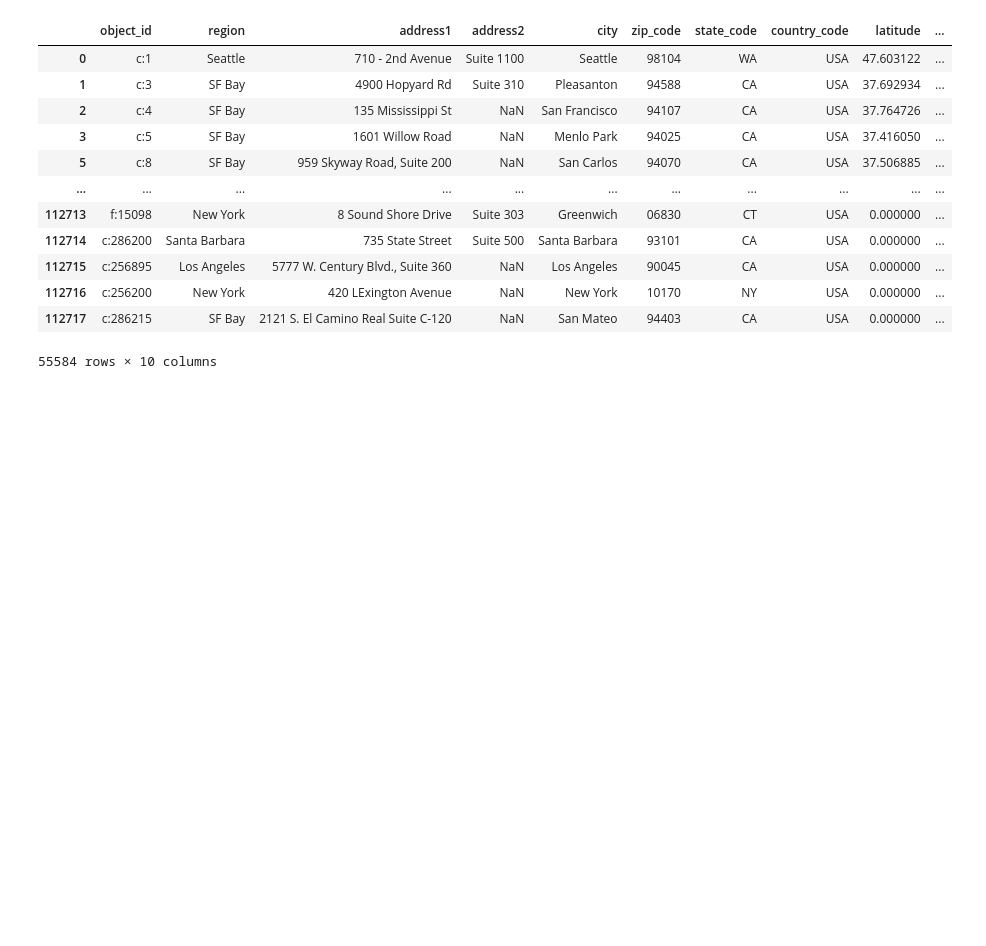
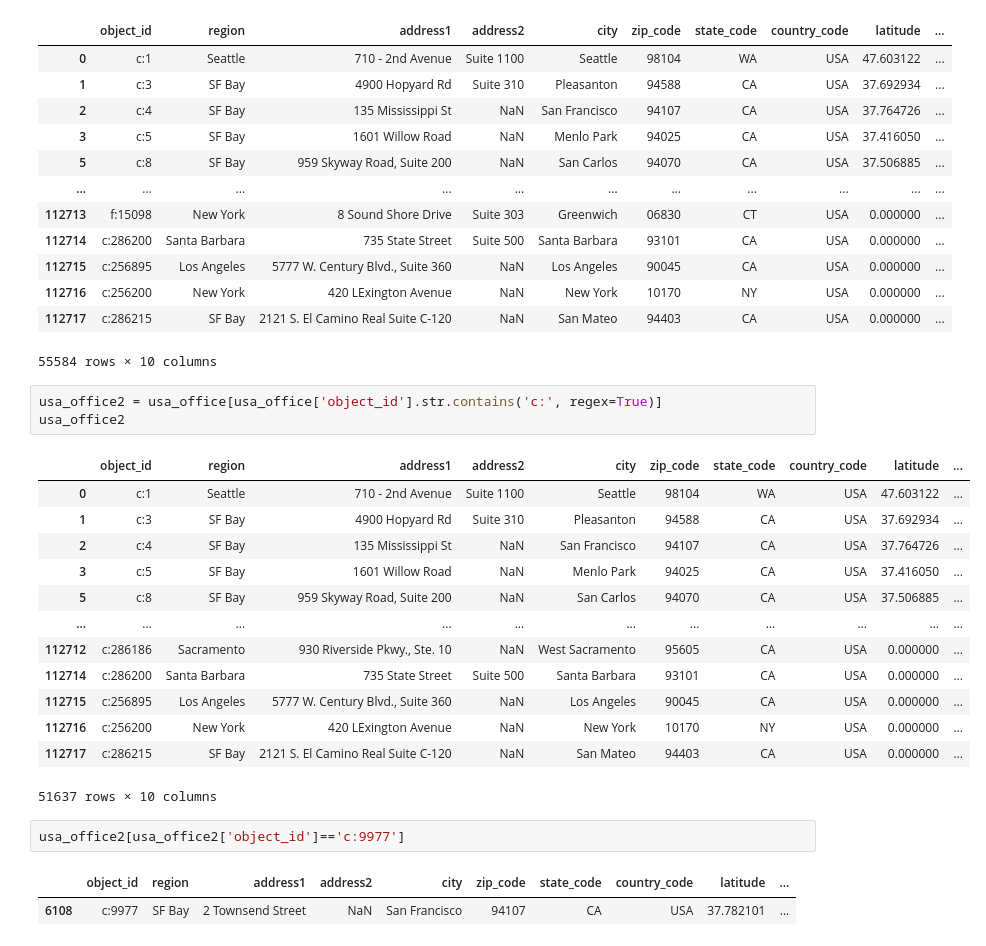
Before and after one commit to PaulIsenberg/FWIP_Venture, a Jupyter notebook: US Offices.ipynb, the cells around one changed output. Saved outputs shown, nothing was run; the diff lists cells and outputs as text; blank space fills up the shorter version.

```diff
--- a/US Offices.ipynb
+++ b/US Offices.ipynb
@@ -118,3 +118,25 @@ usa_office
 | 112716 | c:256200 | New York | 420 LExington Avenue | NaN | New York | 10170 | NY | USA | 0.000000 | ... |
 | 112717 | c:286215 | SF Bay | 2121 S. El Camino Real Suite C-120 | NaN | San Mateo | 94403 | CA | USA | 0.000000 | ... |
 55584 rows × 10 columns
+# %%
+usa_office2 = usa_office[usa_office['object_id'].str.contains('c:', regex=True)]
+usa_office2
+# %% [output]
+|  | object_id | region | address1 | address2 | city | zip_code | state_code | country_code | latitude | ... |
+| 0 | c:1 | Seattle | 710 - 2nd Avenue | Suite 1100 | Seattle | 98104 | WA | USA | 47.603122 | ... |
+| 1 | c:3 | SF Bay | 4900 Hopyard Rd | Suite 310 | Pleasanton | 94588 | CA | USA | 37.692934 | ... |
+| 2 | c:4 | SF Bay | 135 Mississippi St | NaN | San Francisco | 94107 | CA | USA | 37.764726 | ... |
+| 3 | c:5 | SF Bay | 1601 Willow Road | NaN | Menlo Park | 94025 | CA | USA | 37.416050 | ... |
+| 5 | c:8 | SF Bay | 959 Skyway Road, Suite 200 | NaN | San Carlos | 94070 | CA | USA | 37.506885 | ... |
+| ... | ... | ... | ... | ... | ... | ... | ... | ... | ... | ... |
+| 112712 | c:286186 | Sacramento | 930 Riverside Pkwy., Ste. 10 | NaN | West Sacramento | 95605 | CA | USA | 0.000000 | ... |
+| 112714 | c:286200 | Santa Barbara | 735 State Street | Suite 500 | Santa Barbara | 93101 | CA | USA | 0.000000 | ... |
+| 112715 | c:256895 | Los Angeles | 5777 W. Century Blvd., Suite 360 | NaN | Los Angeles | 90045 | CA | USA | 0.000000 | ... |
+| 112716 | c:256200 | New York | 420 LExington Avenue | NaN | New York | 10170 | NY | USA | 0.000000 | ... |
+| 112717 | c:286215 | SF Bay | 2121 S. El Camino Real Suite C-120 | NaN | San Mateo | 94403 | CA | USA | 0.000000 | ... |
+51637 rows × 10 columns
+# %%
+usa_office2[usa_office2['object_id']=='c:9977']
+# %% [output]
+|  | object_id | region | address1 | address2 | city | zip_code | state_code | country_code | latitude | ... |
+| 6108 | c:9977 | SF Bay | 2 Townsend Street | NaN | San Francisco | 94107 | CA | USA | 37.782101 | ... |
```
Also changed, not shown: parts of 8 cells of this notebook, 2 other files.
